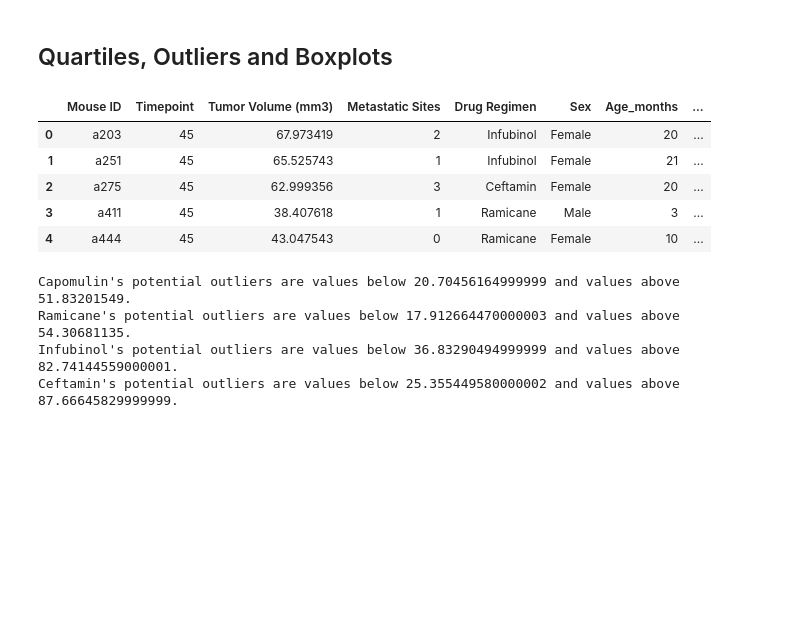
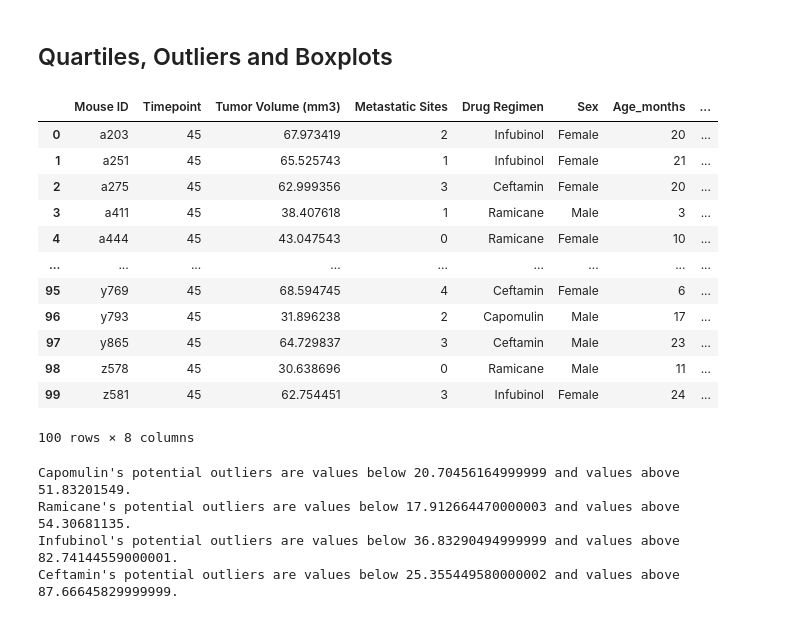
Before and after one commit to nCervantez/MatplotlibChallenge, a Jupyter notebook: Pymaceuticals/pymaceuticals_starter.ipynb, the cells around one changed output. Cells and saved outputs as stored; diff of their text form; code cells hidden in the pictures; blank space fills up the shorter version.

Commit message:
Added a reset index on quartiles, outliers section

```diff
--- a/Pymaceuticals/pymaceuticals_starter.ipynb
+++ b/Pymaceuticals/pymaceuticals_starter.ipynb
@@ -182,22 +182,31 @@ plt.show()
 # %%
 # Calculate the final tumor volume of each mouse across four of the treatment regimens:
 # Capomulin, Ramicane, Infubinol, and Ceftamin
 mouse_drug_reg = mouse_study.loc[mouse_study["Drug Regimen"].isin(["Capomulin", "Ramicane", "Infubinol", "Ceftamin"])]
 
 # Start by getting the last (greatest) timepoint for each mouse
 mouse_cap_max = mouse_drug_reg.groupby('Mouse ID').max()['Timepoint']
 mouse_max = pd.DataFrame(mouse_cap_max)
 
+
 # Merge this group df with the original DataFrame to get the tumor volume at the last timepoint
 mouse_max_merge = pd.merge(mouse_max, mouse_study, on=("Mouse ID","Timepoint"), how="left")
-mouse_max_merge.head()
+mouse_max_merge.reset_index(drop=True)
+mouse_max_merge
 # %% [output]
 |  | Mouse ID | Timepoint | Tumor Volume (mm3) | Metastatic Sites | Drug Regimen | Sex | Age_months | ... |
 | 0 | a203 | 45 | 67.973419 | 2 | Infubinol | Female | 20 | ... |
 | 1 | a251 | 45 | 65.525743 | 1 | Infubinol | Female | 21 | ... |
 | 2 | a275 | 45 | 62.999356 | 3 | Ceftamin | Female | 20 | ... |
 | 3 | a411 | 45 | 38.407618 | 1 | Ramicane | Male | 3 | ... |
 | 4 | a444 | 45 | 43.047543 | 0 | Ramicane | Female | 10 | ... |
+| ... | ... | ... | ... | ... | ... | ... | ... | ... |
+| 95 | y769 | 45 | 68.594745 | 4 | Ceftamin | Female | 6 | ... |
+| 96 | y793 | 45 | 31.896238 | 2 | Capomulin | Male | 17 | ... |
+| 97 | y865 | 45 | 64.729837 | 3 | Ceftamin | Male | 23 | ... |
+| 98 | z578 | 45 | 30.638696 | 0 | Ramicane | Male | 11 | ... |
+| 99 | z581 | 45 | 62.754451 | 3 | Infubinol | Female | 24 | ... |
+100 rows × 8 columns
 # %%
 # Put treatments into a list for for loop (and later for plot labels)
 treatments = ["Capomulin", "Ramicane", "Infubinol", "Ceftamin"]
```
